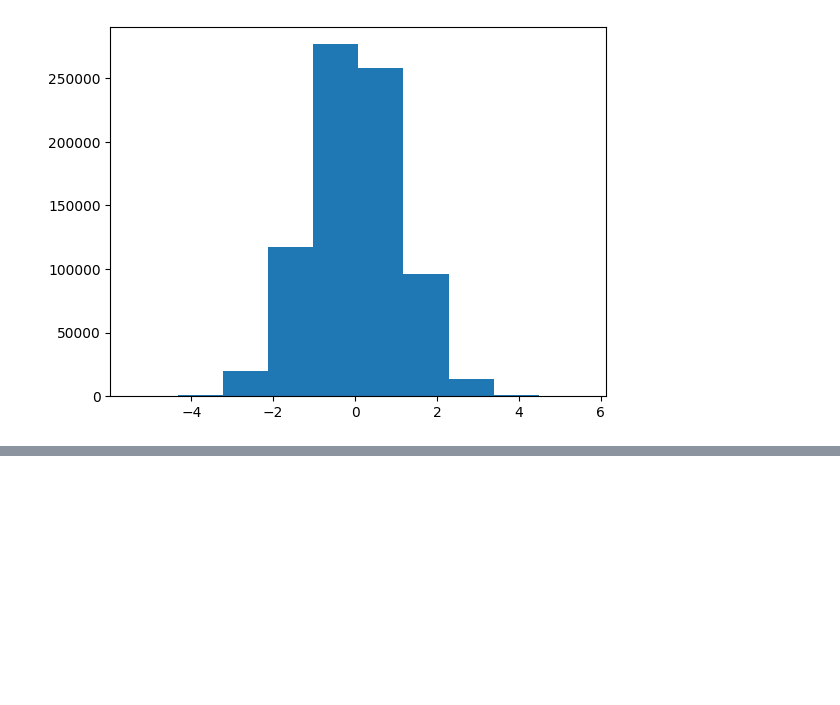
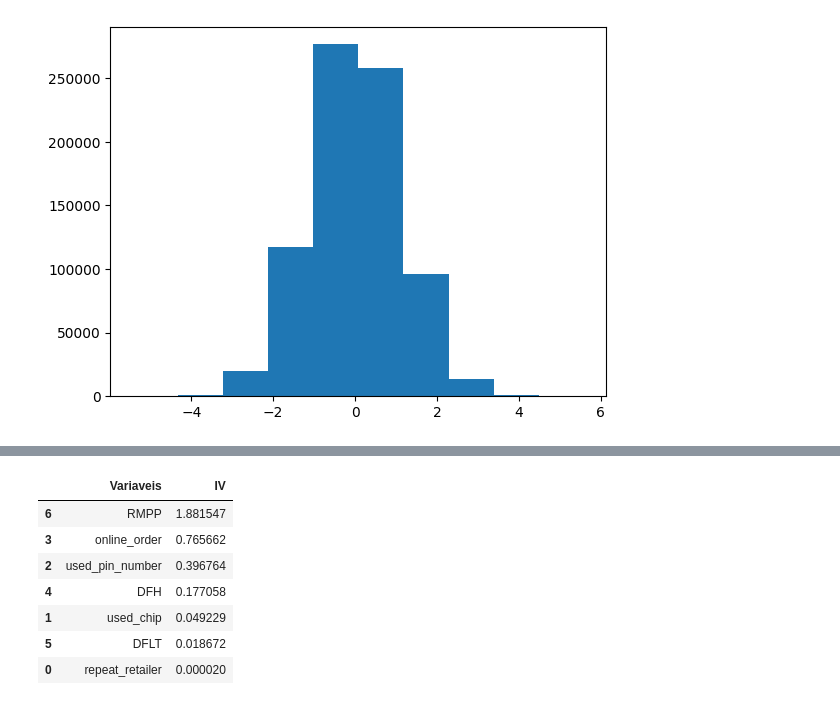
Before and after one commit to HugoCalegari/Estudo_Fraude_CC, a Jupyter notebook: vFraude_CC/2.Exploracao_variaveis/1.Exploracao_inicial.ipynb, the cells around one changed output, grey strips where cells are left out. Drawn from its saved outputs; the diff is of its cells as text; code cells hidden in the pictures; blank space fills up the shorter version.

```diff
--- a/vFraude_CC/2.Exploracao_variaveis/1.Exploracao_inicial.ipynb
+++ b/vFraude_CC/2.Exploracao_variaveis/1.Exploracao_inicial.ipynb
@@ -274,0 +300,8 @@ dados['log_ratio_to_median_purchase_price'] = np.log(dados['ratio_to_median_purc
+# %%
+cortes_DFH = Categorizacao(dados, 5, 'log_distance_from_home')
+cortes_DFLT = Categorizacao(dados, 5, 'log_distance_from_last_transaction')
+cortes_RMPP = Categorizacao(dados, 5, 'log_ratio_to_median_purchase_price')
+# %%
+dados['DFH'] = pd.cut(dados['log_distance_from_home'], bins=cortes_DFH[1], include_lowest=True)
+dados['DFLT'] = pd.cut(dados['log_distance_from_last_transaction'], bins=cortes_DFLT[1], include_lowest=True)
+dados['RMPP'] = pd.cut(dados['log_ratio_to_median_purchase_price'], bins=cortes_RMPP[1], include_lowest=True)
@@ -274,0 +339,8 @@ dados['log_ratio_to_median_purchase_price'] = np.log(dados['ratio_to_median_purc
+# %%
+vars = ['repeat_retailer', 'used_chip', 'used_pin_number', 'online_order', 'DFH', 'DFLT', 'RMPP', 'fraud']
+dados_iv = dados[vars]
+
+dados_iv['repeat_retailer'] = dados_iv['repeat_retailer'].astype('category')
+dados_iv['used_chip'] = dados_iv['used_chip'].astype('category')
+dados_iv['used_pin_number'] = dados_iv['used_pin_number'].astype('category')
+dados_iv['online_order'] = dados_iv['online_order'].astype('category')
@@ -274,0 +368,11 @@ dados['log_ratio_to_median_purchase_price'] = np.log(dados['ratio_to_median_purc
+# %%
+IV_lista_variaveis(dados = dados_iv, var_target = 'fraud')
+# %% [output]
+|  | Variaveis | IV |
+| 6 | RMPP | 1.881547 |
+| 3 | online_order | 0.765662 |
+| 2 | used_pin_number | 0.396764 |
+| 4 | DFH | 0.177058 |
+| 1 | used_chip | 0.049229 |
+| 5 | DFLT | 0.018672 |
+| 0 | repeat_retailer | 0.000020 |
```
Also changed, not shown: parts of 14 cells of this notebook.
